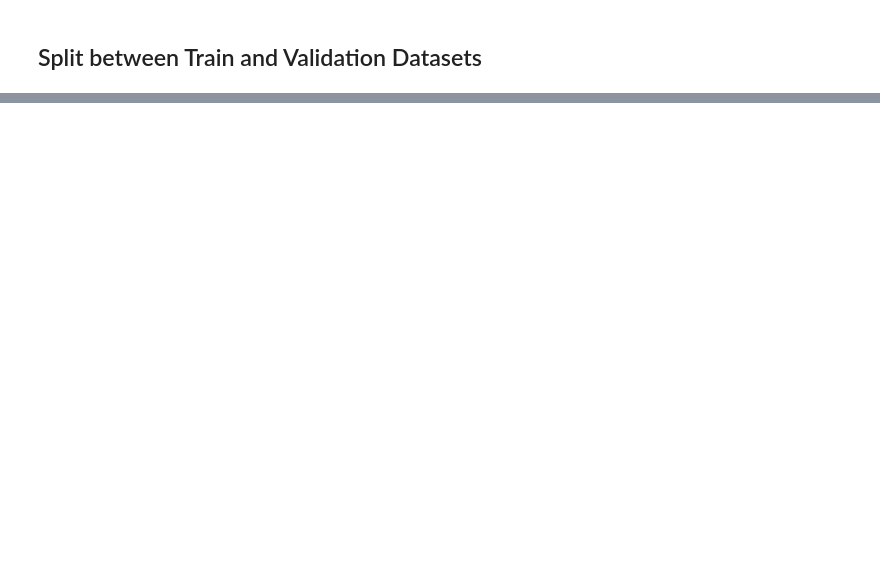
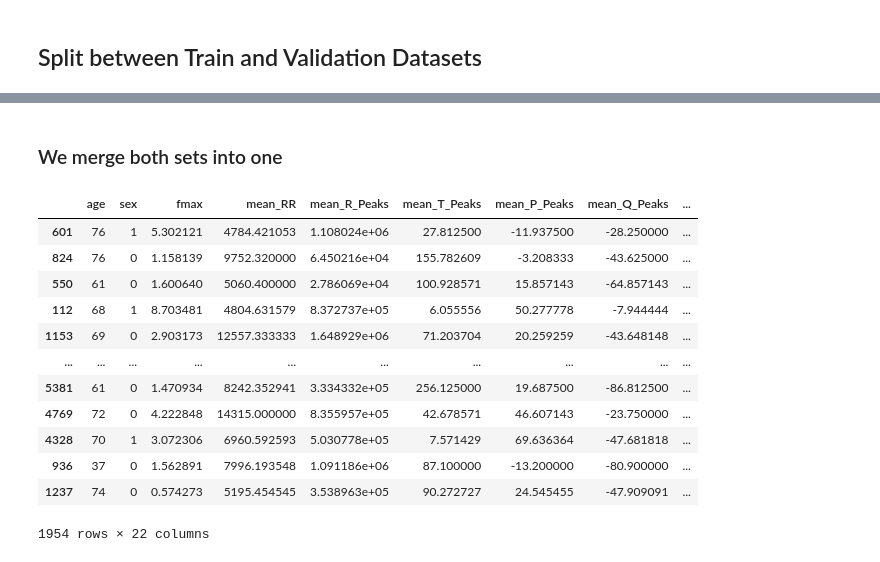
Before and after one commit to tomiambro/phys2020Classifier, a Jupyter notebook: AFDetection.ipynb, the cells around one changed output, grey strips where cells are left out. Drawn from its saved outputs; the diff is of its cells as text; code cells hidden in the pictures; blank space fills up the shorter version.

```diff
--- a/AFDetection.ipynb
+++ b/AFDetection.ipynb
@@ -77,0 +158,23 @@ def random_split(df, valid_size):
+# %% [markdown]
+### We merge both sets into one
+# %%
+df_train = pd.concat([df_train_af, df_train_rest])
+df_valid = pd.concat([df_valid_af, df_valid_rest])
+df_train.drop('index', inplace=True, axis=1)
+df_valid.drop('index', inplace=True, axis=1)
+
+df_train
+# %% [output]
+|  | age | sex | fmax | mean_RR | mean_R_Peaks | mean_T_Peaks | mean_P_Peaks | mean_Q_Peaks | ... |
+| 601 | 76 | 1 | 5.302121 | 4784.421053 | 1.108024e+06 | 27.812500 | -11.937500 | -28.250000 | ... |
+| 824 | 76 | 0 | 1.158139 | 9752.320000 | 6.450216e+04 | 155.782609 | -3.208333 | -43.625000 | ... |
+| 550 | 61 | 0 | 1.600640 | 5060.400000 | 2.786069e+04 | 100.928571 | 15.857143 | -64.857143 | ... |
+| 112 | 68 | 1 | 8.703481 | 4804.631579 | 8.372737e+05 | 6.055556 | 50.277778 | -7.944444 | ... |
+| 1153 | 69 | 0 | 2.903173 | 12557.333333 | 1.648929e+06 | 71.203704 | 20.259259 | -43.648148 | ... |
+| ... | ... | ... | ... | ... | ... | ... | ... | ... | ... |
+| 5381 | 61 | 0 | 1.470934 | 8242.352941 | 3.334332e+05 | 256.125000 | 19.687500 | -86.812500 | ... |
+| 4769 | 72 | 0 | 4.222848 | 14315.000000 | 8.355957e+05 | 42.678571 | 46.607143 | -23.750000 | ... |
+| 4328 | 70 | 1 | 3.072306 | 6960.592593 | 5.030778e+05 | 7.571429 | 69.636364 | -47.681818 | ... |
+| 936 | 37 | 0 | 1.562891 | 7996.193548 | 1.091186e+06 | 87.100000 | -13.200000 | -80.900000 | ... |
+| 1237 | 74 | 0 | 0.574273 | 5195.454545 | 3.538963e+05 | 90.272727 | 24.545455 | -47.909091 | ... |
+1954 rows × 22 columns
```
Also changed, not shown: parts of 37 cells of this notebook, 2 other files.
